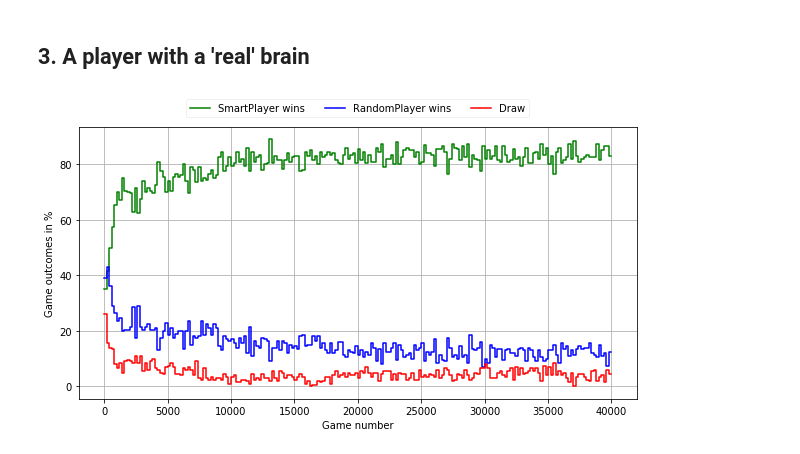
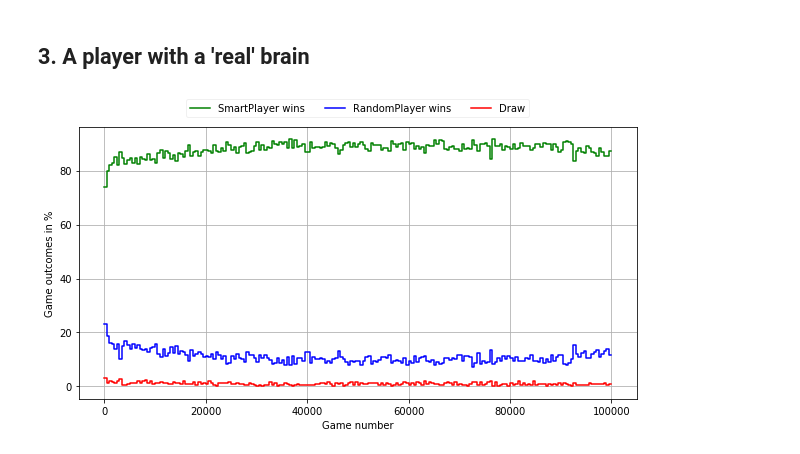
Before and after one commit to simonaertssen/TicTacToe-Reinforcement-Learning, a Jupyter notebook: TrainPlayers.ipynb, the cells around one changed output. Cells and saved outputs as stored; diff of their text form; code cells hidden in the pictures.

```diff
--- a/TrainPlayers.ipynb
+++ b/TrainPlayers.ipynb
@@ -63,10 +63,11 @@ train(QPlayer3, QPlayer4, rounds=100, battles=100)
 # %% [markdown]
 ## 3. A player with a 'real' brain
 # %%
-SmartPlayer1 = SmartPlayer(nodes=9, lr=0.1, lrdecay=1.0)
-SmartPlayer1.rewards = {"WINNER": 1.0, "LOSER":0.0, "MADEDRAW":0.2, "CHOSEDRAW":0.0}
+SmartPlayer1 = SmartPlayer(nodes=81, lr=0.1, lrdecay=1.0)
+SmartPlayer1.rewards = {"WINNER": 1.0, "LOSER":0.0, "MADEDRAW":0.2, "CHOSEDRAW":0.2}
 
-train(SmartPlayer1, RandomPlayer(), rounds=200, battles=200)
+train(SmartPlayer1, RandomPlayer(), rounds=200, battles=500)
+SmartPlayer1.savePolicy()
 # %% [output]
-[figure, old version]
+[figure, new version]
 # %%
```
Also changed, not shown: parts of 5 cells of this notebook, 4 other files.
